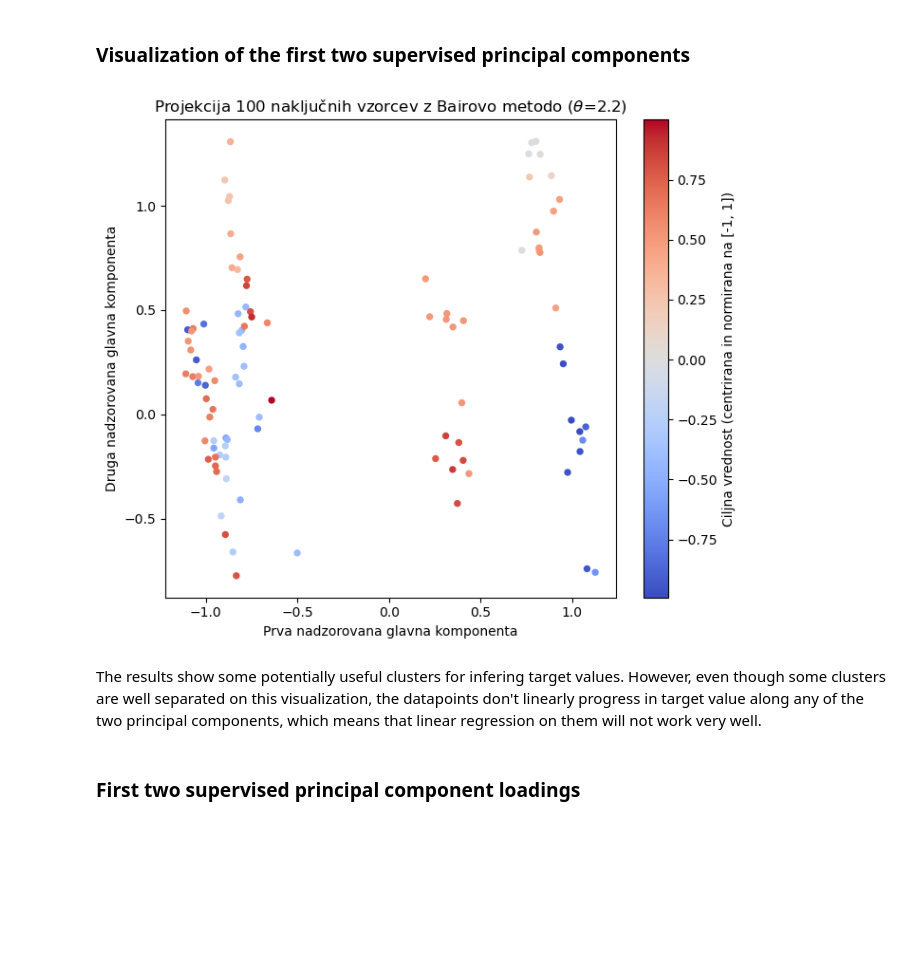
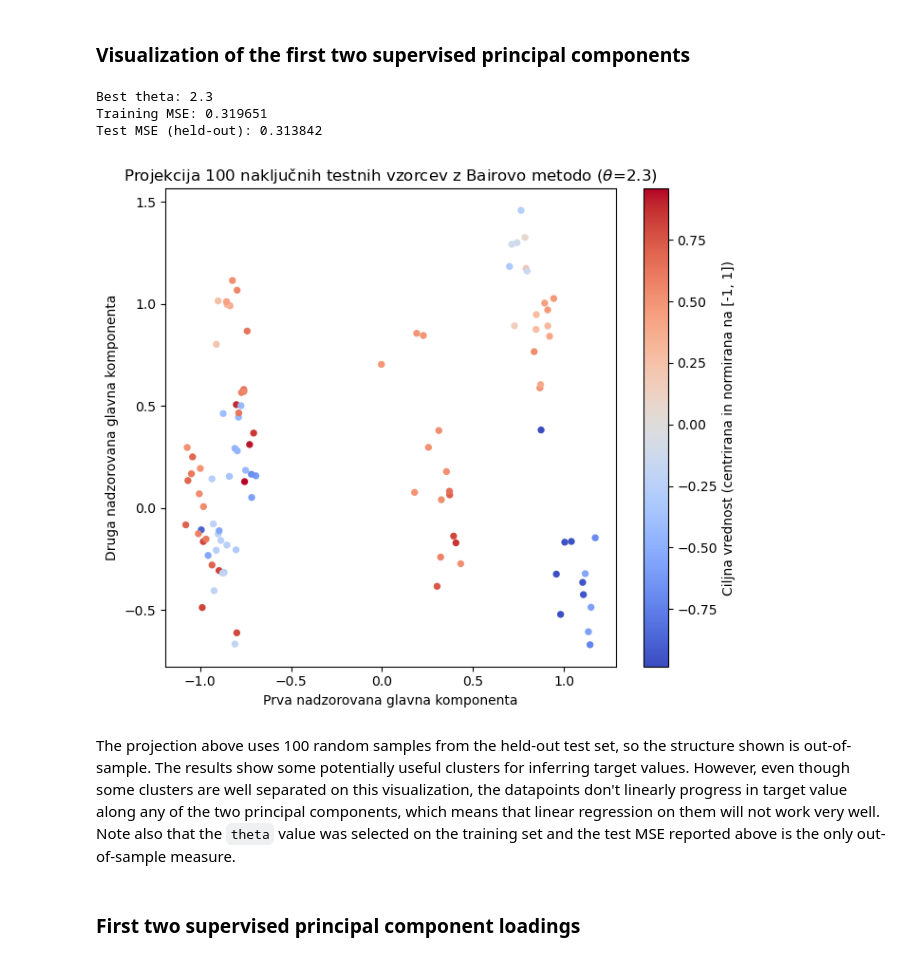
Before and after one commit to JasaTavcar/diplomska, a Jupyter notebook: experiments/spca_bair.ipynb, the cells around one changed output. Drawn from its saved outputs; the diff is of its cells as text; code cells hidden in the pictures; blank space fills up the shorter version.

```diff
--- a/experiments/spca_bair.ipynb
+++ b/experiments/spca_bair.ipynb
@@ -49,8 +88,8 @@ results = []
 for theta in theta_grid:
     model_t = SPCA_Bair(theta=float(theta), n_components=2)
     try:
-        model_t.fit(X, y)
-        mse_t = model_t.mse(X, y)
+        model_t.fit(X_train, y_train)
+        mse_t = model_t.mse(X_train, y_train)
         results.append((theta, mse_t, len(model_t.selected_idx)))
     except ValueError:
         # Skip theta values that do not select enough features/components
@@ -91,40 +130,49 @@ Selected features at best theta: 5
 # %% [markdown]
 ### Visualization of the first two supervised principal components
 # %%
-# Refit with best theta and create the same 2D visualization
+# Refit with best theta on the training set and evaluate on the held-out test set
 model = SPCA_Bair(theta=best_theta, n_components=2)
-model.fit(X, y)
+model.fit(X_train, y_train)
+
+train_mse = model.mse(X_train, y_train)
+test_mse = model.mse(X_test, y_test)
+print(f"Best theta: {best_theta:.1f}")
+print(f"Training MSE: {train_mse:.6f}")
+print(f"Test MSE (held-out): {test_mse:.6f}")
 
 rng = np.random.default_rng(0)
-idx = rng.choice(X.shape[0], size=100, replace=False)
+idx = rng.choice(X_test.shape[0], size=100, replace=False)
 
-X_s = X[idx]
-y_s = y[idx]
+X_s = X_test[idx]
+y_s = y_test[idx]
 
 X_theta_s = X_s[:, model.selected_idx]
 proj = X_theta_s @ model.w.T  # shape: (100, 2)
 
 plt.figure(figsize=(7, 6))
 sc = plt.scatter(
     proj[:, 0],
     proj[:, 1],
     c=y_s,
     cmap="coolwarm",
     s=28,
     edgecolors="none",
 )
 plt.colorbar(sc, label="Ciljna vrednost (centrirana in normirana na [-1, 1])")
 plt.xlabel("Prva nadzorovana glavna komponenta")
 plt.ylabel("Druga nadzorovana glavna komponenta")
-plt.title(f"Projekcija 100 naključnih vzorcev z Bairovo metodo ($\\theta$={best_theta:.1f})")
+plt.title(f"Projekcija 100 naključnih testnih vzorcev z Bairovo metodo ($\\theta$={best_theta:.1f})")
 plt.tight_layout()
 plt.savefig("../final_vizualizations/spca_bair_projection.svg", format="svg", bbox_inches="tight")
 plt.savefig("../final_vizualizations/spca_bair_projection.png", format="png", bbox_inches="tight")
 plt.show()
 # %% [output]
+Best theta: 2.3
+Training MSE: 0.319651
+Test MSE (held-out): 0.313842
-[figure, old version]
+[figure, new version]
 # %% [markdown]
-The results show some potentially useful clusters for infering target values. However, even though some clusters are well separated on this visualization, the datapoints don't linearly progress in target value along any of the two principal components, which means that linear regression on them will not work very well.
+The projection above uses 100 random samples from the held-out test set, so the structure shown is out-of-sample. The results show some potentially useful clusters for inferring target values. However, even though some clusters are well separated on this visualization, the datapoints don't linearly progress in target value along any of the two principal components, which means that linear regression on them will not work very well. Note also that the `theta` value was selected on the training set and the test MSE reported above is the only out-of-sample measure.
 # %% [markdown]
 ### First two supervised principal component loadings
 # %%
```
Also changed, not shown: parts of 6 cells of this notebook.
